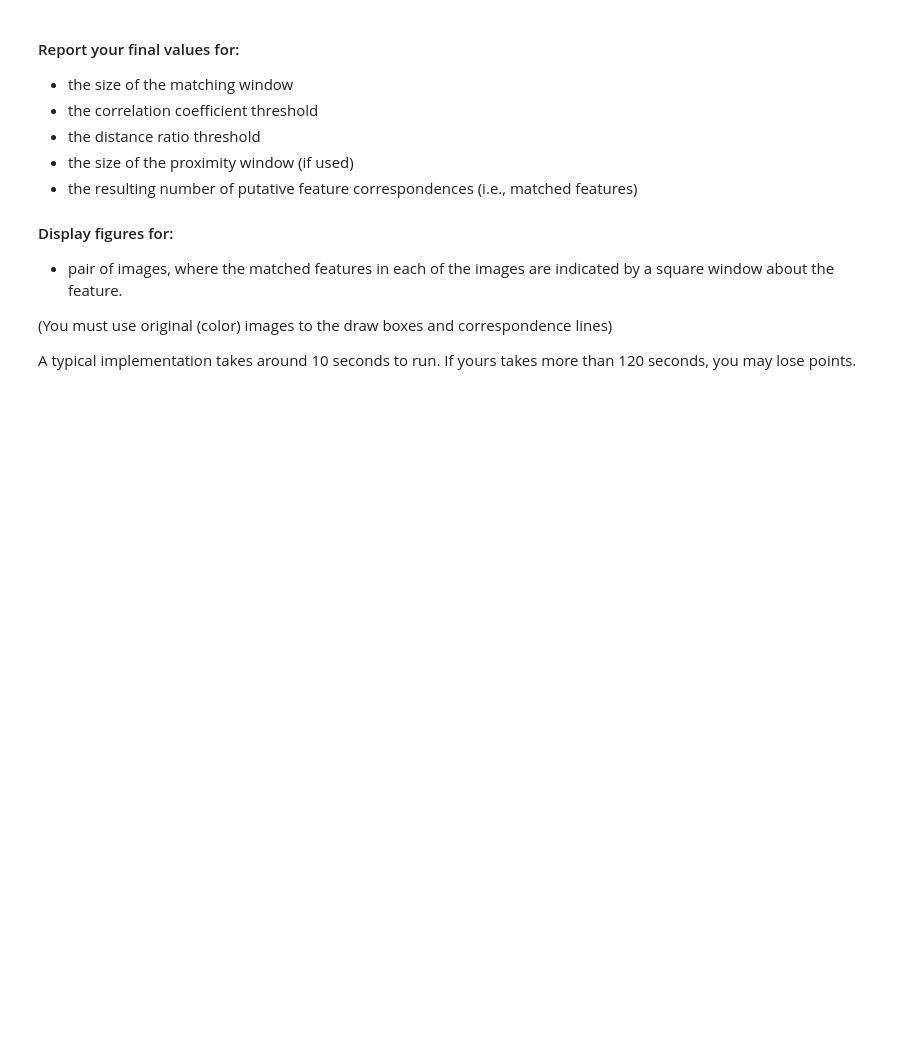
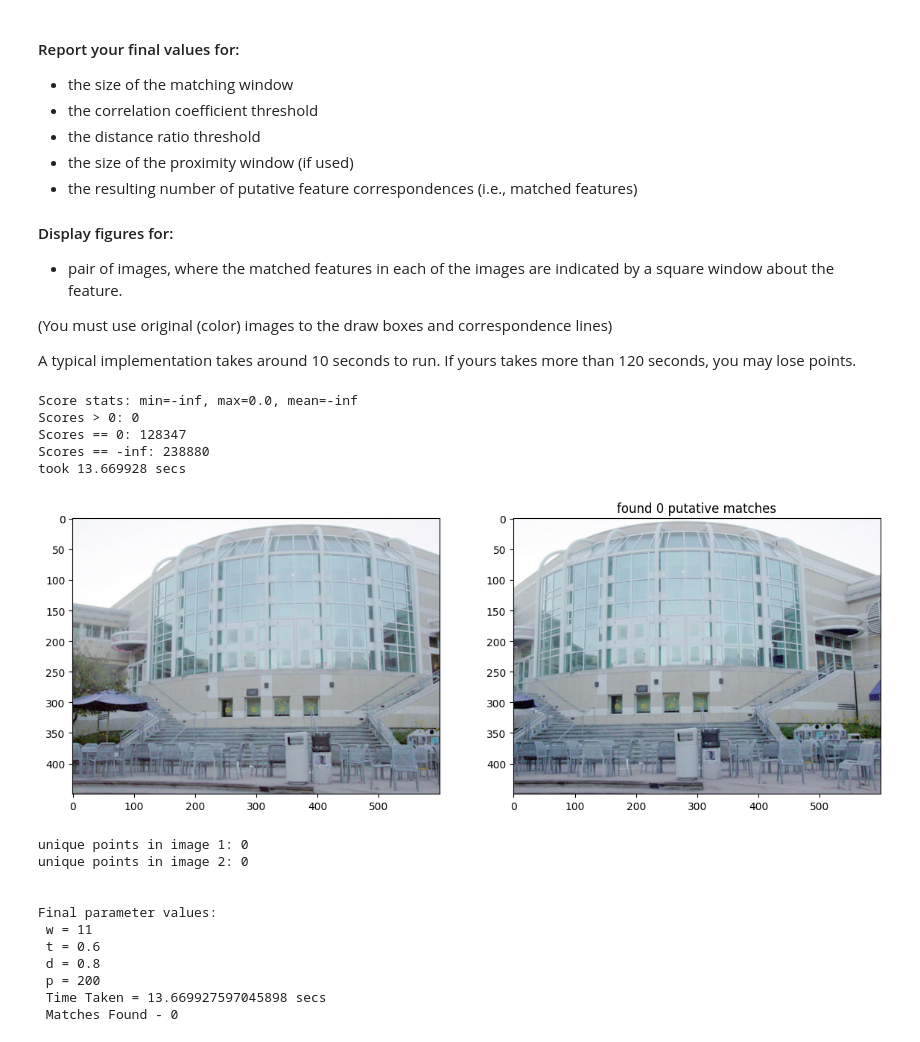
Before and after one commit to evanwc/CSE252B, a Jupyter notebook: A1/CSE252B_WI26_assignment_1.ipynb, the cells around one changed output. Cells and saved outputs as stored; diff of their text form; code cells hidden in the pictures; blank space fills up the shorter version.

```diff
--- a/A1/CSE252B_WI26_assignment_1.ipynb
+++ b/A1/CSE252B_WI26_assignment_1.ipynb
@@ -539,10 +607,16 @@ def run_feature_matching(I1, I2, pts1, pts2, w, t, d, p):
     return inds
 # %%
 # parameters to tune
-w = 9
-t = 1
-d = 1
-p = np.inf
+w = 11
+t = 0.6
+d = 0.8
+p = 200
+
+scores = compute_ncc(I1, I2, pts1, pts2, w, p)
+print(f"Score stats: min={np.min(scores)}, max={np.max(scores)}, mean={np.mean(scores)}")
+print(f"Scores > 0: {np.sum(scores > 0)}")
+print(f"Scores == 0: {np.sum(scores == 0)}")
+print(f"Scores == -inf: {np.sum(scores == -np.inf)}")
 
 tic = time.time()
 # run the feature matching algorithm on the input images and detected features
@@ -551,30 +625,48 @@ toc = time.time() - tic
 
 print('took %f secs'%toc)
 
 # create new matrices of points which contain only the matched features
 match1 = pts1[:,inds[0,:].astype('int')]
 match2 = pts2[:,inds[1,:].astype('int')]
 
 # display the results
 plt.figure(figsize=(14,24))
 ax1 = plt.subplot(1,2,1)
 ax2 = plt.subplot(1,2,2)
 ax1.imshow(I1)
 ax2.imshow(I2)
 plt.title('found %d putative matches'%match1.shape[1])
 for i in range(match1.shape[1]):
     x1,y1 = match1[:,i]
     x2,y2 = match2[:,i]
     ax1.plot([x1, x2],[y1, y2],'-r')
     ax1.add_patch(patches.Rectangle((x1-w/2,y1-w/2),w,w, fill=False))
     ax2.plot([x2, x1],[y2, y1],'-r')
     ax2.add_patch(patches.Rectangle((x2-w/2,y2-w/2),w,w, fill=False))
 
 plt.show()
 
 # test 1-1
 print('unique points in image 1: %d'%np.unique(inds[0,:]).shape[0])
 print('unique points in image 2: %d'%np.unique(inds[1,:]).shape[0])
 
 # Final Parameter Values Print
 print(f"\n\nFinal parameter values:\n w = {w}\n t = {t}\n d = {d}\n p = {p}\n Time Taken = {toc} secs \n Matches Found - {match1.shape[1]}")
+# %% [output]
+Score stats: min=-inf, max=0.0, mean=-inf
+Scores > 0: 0
+Scores == 0: 128347
+Scores == -inf: 238880
+took 13.669928 secs
+[figure, added]
+unique points in image 1: 0
+unique points in image 2: 0
+
+
+Final parameter values:
+ w = 11
+ t = 0.6
+ d = 0.8
+ p = 200
+ Time Taken = 13.669927597045898 secs
+ Matches Found - 0
```
Also changed, not shown: parts of 1 cell of this notebook.
